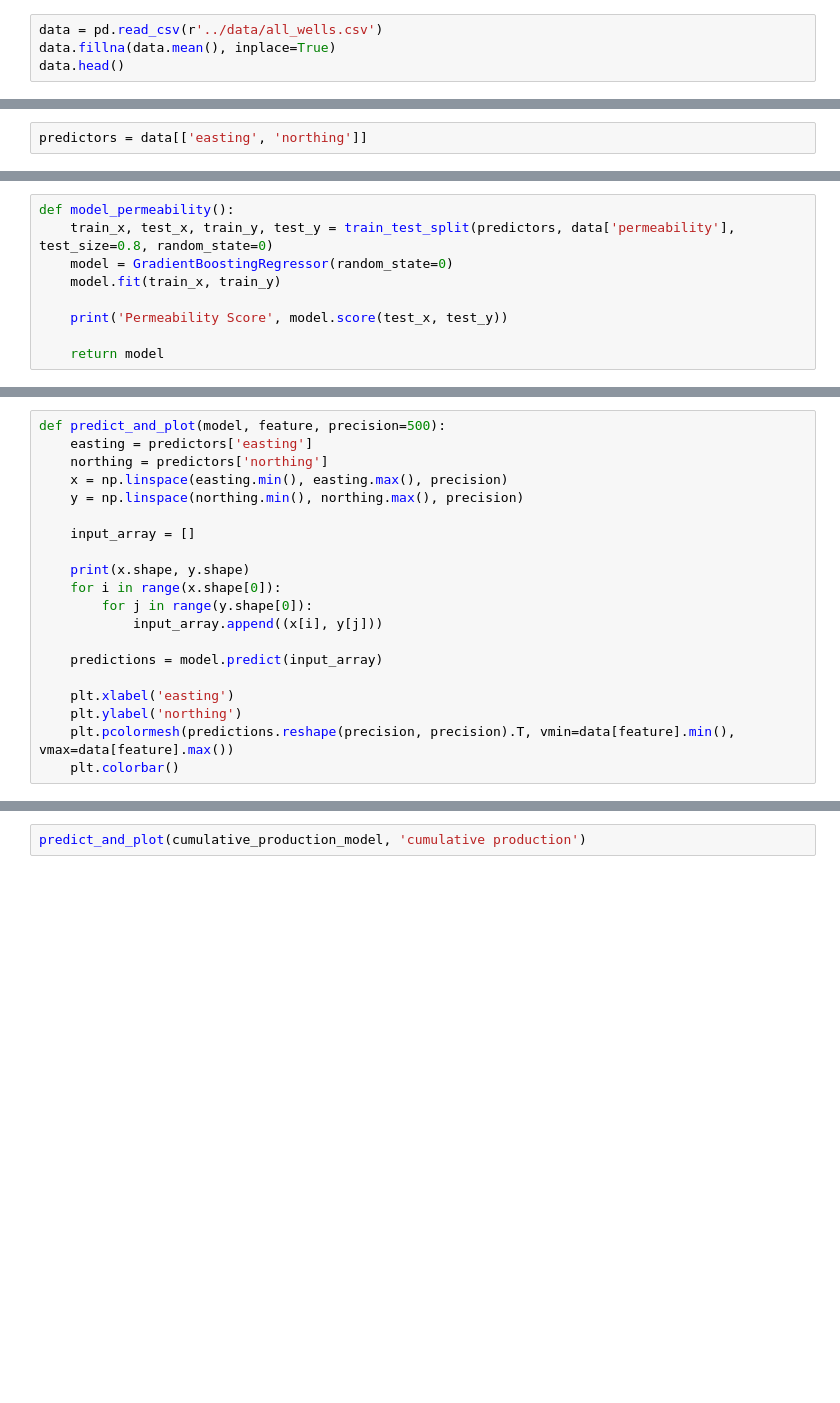
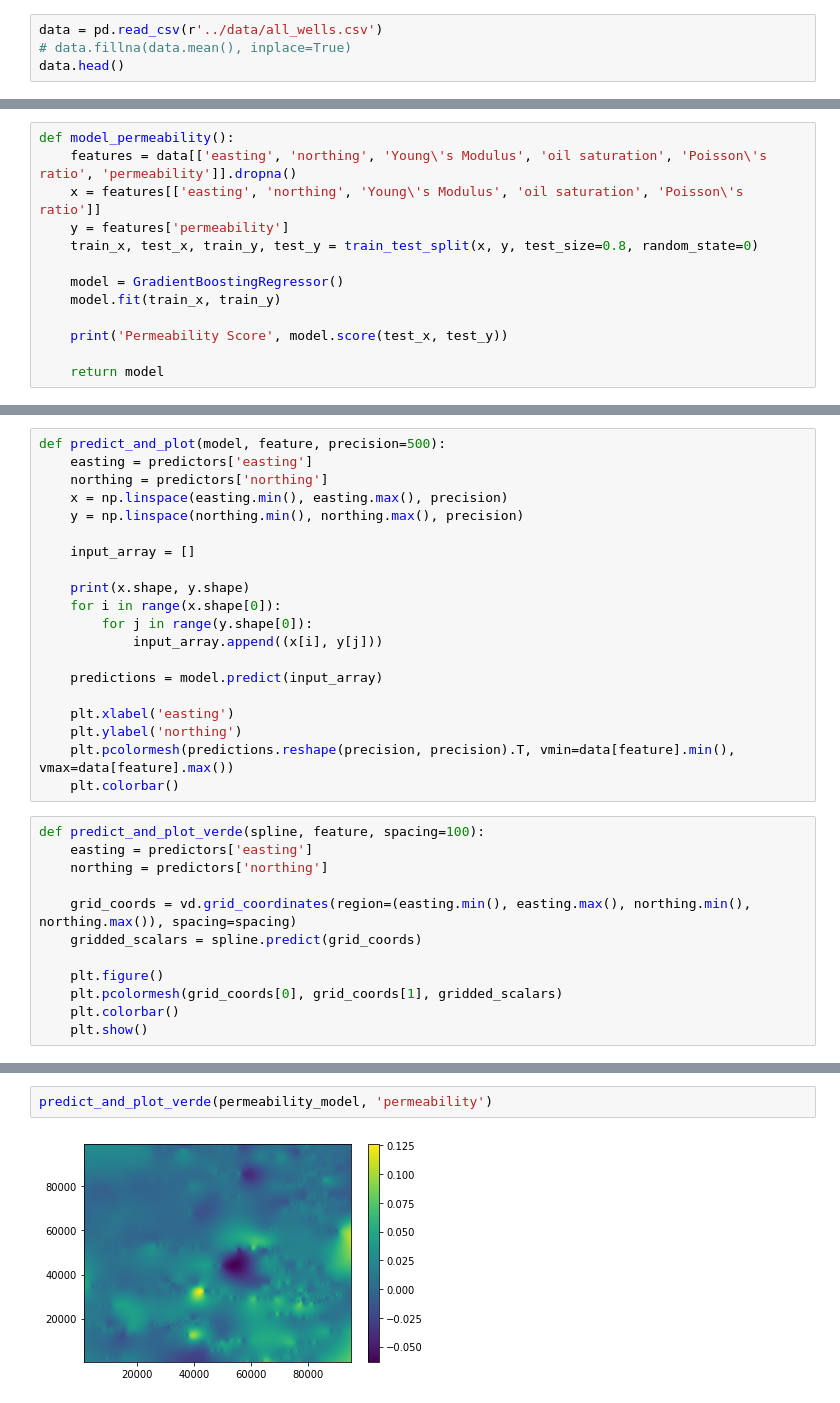
Before and after one commit to BadrBelhiti/EnergyAnalyticsFinal, a Jupyter notebook: notebooks/Modeling.ipynb, the cells around one changed output, grey strips where cells are left out. Saved outputs shown, nothing was run; the diff lists cells and outputs as text; blank space fills up the shorter version.

Commit message:
Validated models

```diff
--- a/notebooks/Modeling.ipynb
+++ b/notebooks/Modeling.ipynb
@@ -11,7 +15,7 @@ from sklearn.linear_model import LinearRegression
 %matplotlib inline
 # %%
 data = pd.read_csv(r'../data/all_wells.csv')
-data.fillna(data.mean(), inplace=True)
+# data.fillna(data.mean(), inplace=True)
 data.head()
 # %% [output]
 |  | easting | northing | porosity | permeability | Poisson's ratio | Young's Modulus | water saturation | ... |
@@ -20,5 +24,3 @@ data.head()
 | 2 | 66297.0 | 22300.0 | 0.11 | 0.050 | 0.332 | 9417413.010 | 0.125221 | ... |
 | 3 | 66396.0 | 22300.0 | 0.08 | 0.024 | 0.332 | 9405879.454 | 0.125469 | ... |
 | 4 | 66495.0 | 22300.0 | 0.08 | 0.031 | 0.332 | 9394445.773 | 0.125720 | ... |
-# %%
-predictors = data[['easting', 'northing']]
@@ -33,8 +48,12 @@ def model_porosity():
     return model
 # %%
 def model_permeability():
-    train_x, test_x, train_y, test_y = train_test_split(predictors, data['permeability'], test_size=0.8, random_state=0)
-    model = GradientBoostingRegressor(random_state=0)
+    features = data[['easting', 'northing', 'Young\'s Modulus', 'oil saturation', 'Poisson\'s ratio', 'permeability']].dropna()
+    x = features[['easting', 'northing', 'Young\'s Modulus', 'oil saturation', 'Poisson\'s ratio']]
+    y = features['permeability']
+    train_x, test_x, train_y, test_y = train_test_split(x, y, test_size=0.8, random_state=0)
+
+    model = GradientBoostingRegressor()
     model.fit(train_x, train_y)
 
     print('Permeability Score', model.score(test_x, test_y))
@@ -98,4 +133,16 @@ def predict_and_plot(model, feature, precision=500):
     plt.ylabel('northing')
     plt.pcolormesh(predictions.reshape(precision, precision).T, vmin=data[feature].min(), vmax=data[feature].max())
     plt.colorbar()
+# %%
+def predict_and_plot_verde(spline, feature, spacing=100):
+    easting = predictors['easting']
+    northing = predictors['northing']
+
+    grid_coords = vd.grid_coordinates(region=(easting.min(), easting.max(), northing.min(), northing.max()), spacing=spacing)
+    gridded_scalars = spline.predict(grid_coords)
+
+    plt.figure()
+    plt.pcolormesh(grid_coords[0], grid_coords[1], gridded_scalars)
+    plt.colorbar()
+    plt.show()
 # %%
@@ -122,2 +165,4 @@ predict_and_plot(porosity_model, 'porosity')
-# %%
-predict_and_plot(cumulative_production_model, 'cumulative production')
+# %%
+predict_and_plot_verde(permeability_model, 'permeability')
+# %% [output]
+[figure, added]
```
Also changed, not shown: parts of 12 cells of this notebook.
